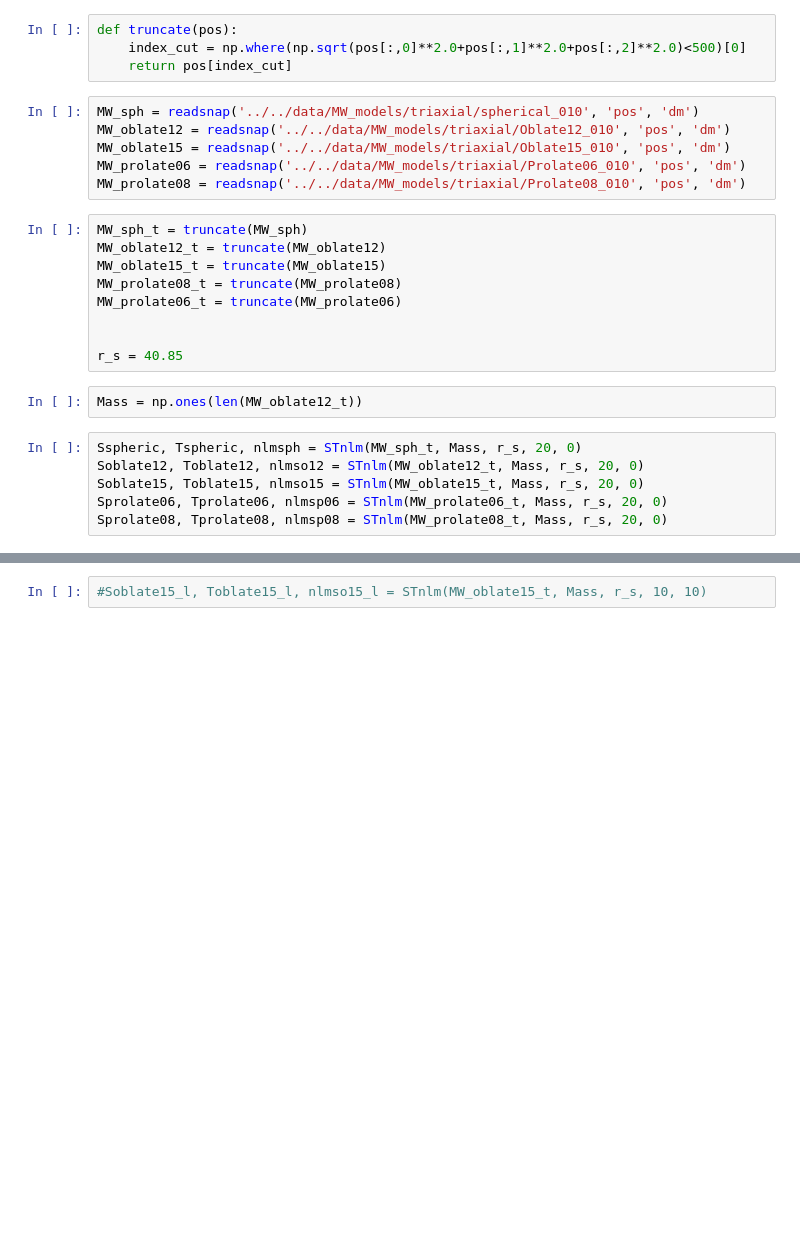
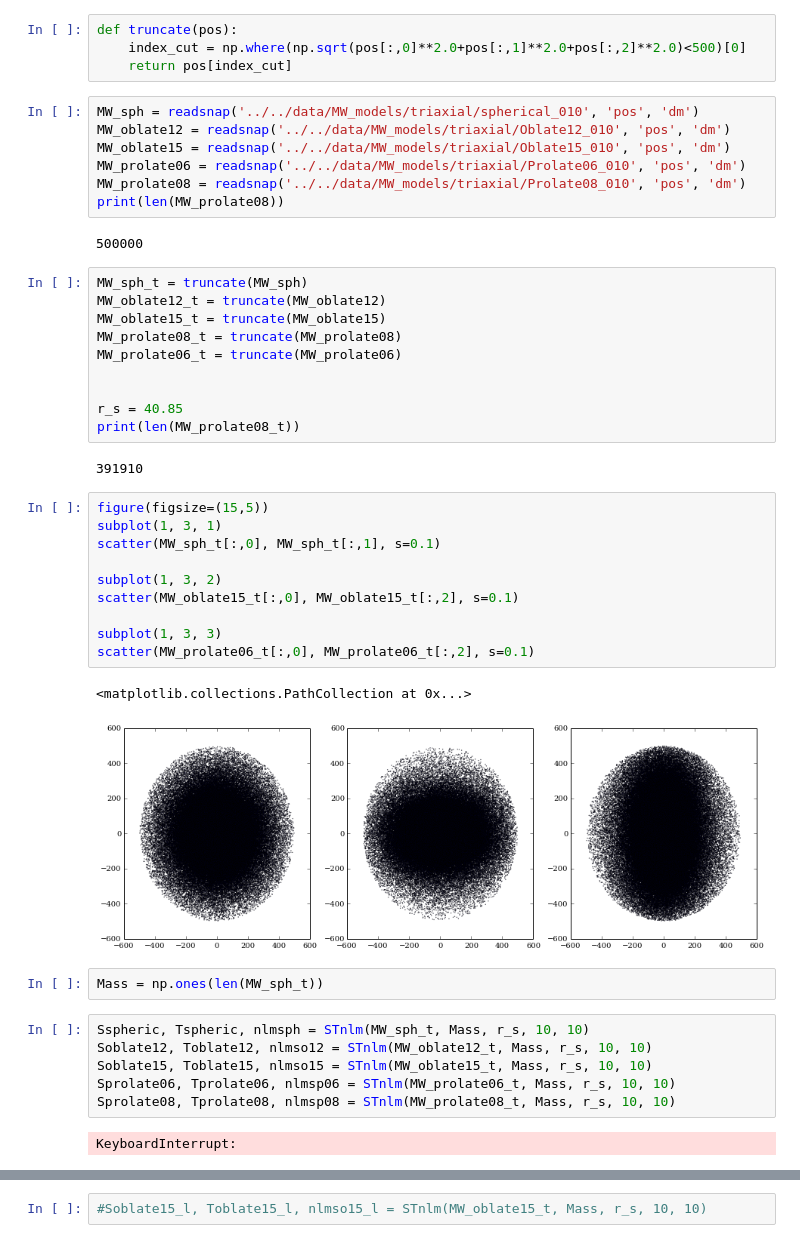
Before and after one commit to jngaravitoc/LMC-MW, a Jupyter notebook: code/SCF/SCF_triaxial.ipynb, the cells around one changed output, grey strips where cells are left out. Drawn from its saved outputs; the diff is of its cells as text; blank space fills up the shorter version.

```diff
--- a/code/SCF/SCF_triaxial.ipynb
+++ b/code/SCF/SCF_triaxial.ipynb
@@ -46,6 +52,9 @@ MW_oblate12 = readsnap('../../data/MW_models/triaxial/Oblate12_010', 'pos', 'dm'
 MW_oblate15 = readsnap('../../data/MW_models/triaxial/Oblate15_010', 'pos', 'dm')
 MW_prolate06 = readsnap('../../data/MW_models/triaxial/Prolate06_010', 'pos', 'dm')
 MW_prolate08 = readsnap('../../data/MW_models/triaxial/Prolate08_010', 'pos', 'dm')
+print(len(MW_prolate08))
+# %% [output]
+500000
 # %%
 MW_sph_t = truncate(MW_sph)
 MW_oblate12_t = truncate(MW_oblate12)
@@ -55,11 +64,29 @@ MW_prolate06_t = truncate(MW_prolate06)
 
 
 r_s = 40.85
+print(len(MW_prolate08_t))
+# %% [output]
+391910
+# %%
+figure(figsize=(15,5))
+subplot(1, 3, 1)
+scatter(MW_sph_t[:,0], MW_sph_t[:,1], s=0.1)
+
+subplot(1, 3, 2)
+scatter(MW_oblate15_t[:,0], MW_oblate15_t[:,2], s=0.1)
+
+subplot(1, 3, 3)
+scatter(MW_prolate06_t[:,0], MW_prolate06_t[:,2], s=0.1)
+# %% [output]
+<matplotlib.collections.PathCollection at 0x...>
+[figure, added]
 # %%
-Mass = np.ones(len(MW_oblate12_t))
+Mass = np.ones(len(MW_sph_t))
 # %%
-Sspheric, Tspheric, nlmsph = STnlm(MW_sph_t, Mass, r_s, 20, 0)
-Soblate12, Toblate12, nlmso12 = STnlm(MW_oblate12_t, Mass, r_s, 20, 0)
-Soblate15, Toblate15, nlmso15 = STnlm(MW_oblate15_t, Mass, r_s, 20, 0)
-Sprolate06, Tprolate06, nlmsp06 = STnlm(MW_prolate06_t, Mass, r_s, 20, 0)
-Sprolate08, Tprolate08, nlmsp08 = STnlm(MW_prolate08_t, Mass, r_s, 20, 0)
+Sspheric, Tspheric, nlmsph = STnlm(MW_sph_t, Mass, r_s, 10, 10)
+Soblate12, Toblate12, nlmso12 = STnlm(MW_oblate12_t, Mass, r_s, 10, 10)
+Soblate15, Toblate15, nlmso15 = STnlm(MW_oblate15_t, Mass, r_s, 10, 10)
+Sprolate06, Tprolate06, nlmsp06 = STnlm(MW_prolate06_t, Mass, r_s, 10, 10)
+Sprolate08, Tprolate08, nlmsp08 = STnlm(MW_prolate08_t, Mass, r_s, 10, 10)
+# %% [output]
+KeyboardInterrupt:
```
Also changed, not shown: parts of 25 cells of this notebook.
